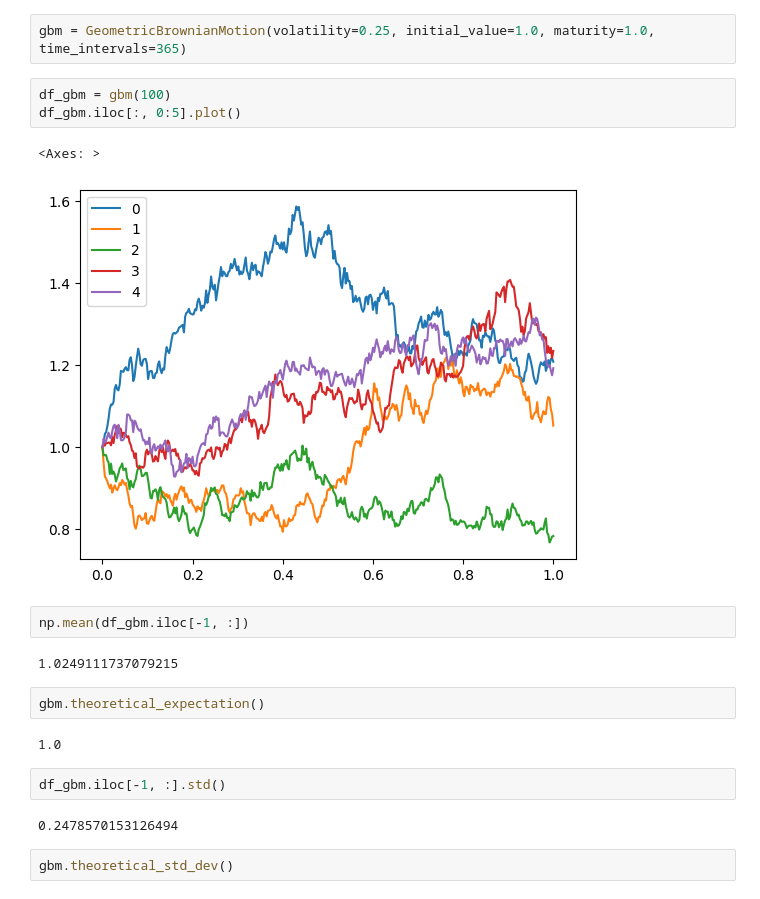
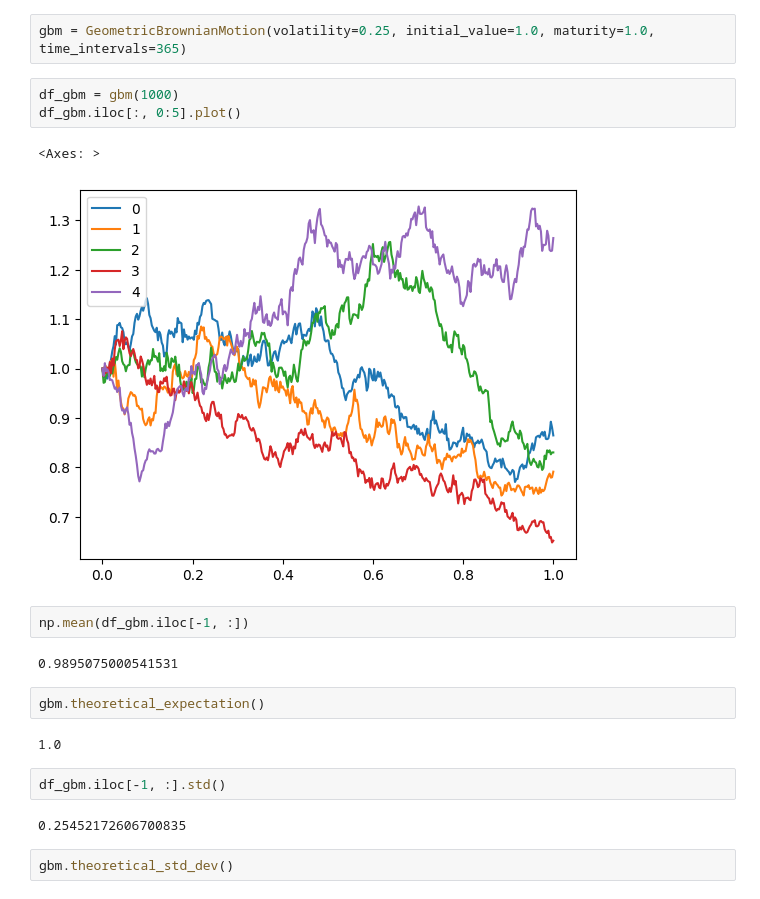
Before and after one commit to PascalLemieux/Paths-Generation, a Jupyter notebook: notebooks/processes.ipynb, the cells around one changed output. Cells and saved outputs as stored; diff of their text form.

```diff
--- a/notebooks/processes.ipynb
+++ b/notebooks/processes.ipynb
@@ -52,15 +70,15 @@ ou_paths.iloc[-1, :].std()
 # %%
 gbm = GeometricBrownianMotion(volatility=0.25, initial_value=1.0, maturity=1.0, time_intervals=365)
 # %%
-df_gbm = gbm(100)
+df_gbm = gbm(1000)
 df_gbm.iloc[:, 0:5].plot()
 # %% [output]
 <Axes: >
-[figure, old version]
+[figure, new version]
 # %%
 np.mean(df_gbm.iloc[-1, :])
 # %% [output]
-1.0249111737079215
+0.9895075000541531
 # %%
 gbm.theoretical_expectation()
 # %% [output]
@@ -68,7 +86,7 @@ gbm.theoretical_expectation()
 # %%
 df_gbm.iloc[-1, :].std()
 # %% [output]
-0.2478570153126494
+0.25452172606700835
 # %%
 gbm.theoretical_std_dev()
 # %% [output]
```
Also changed, not shown: parts of 6 cells of this notebook, 3 other files.
